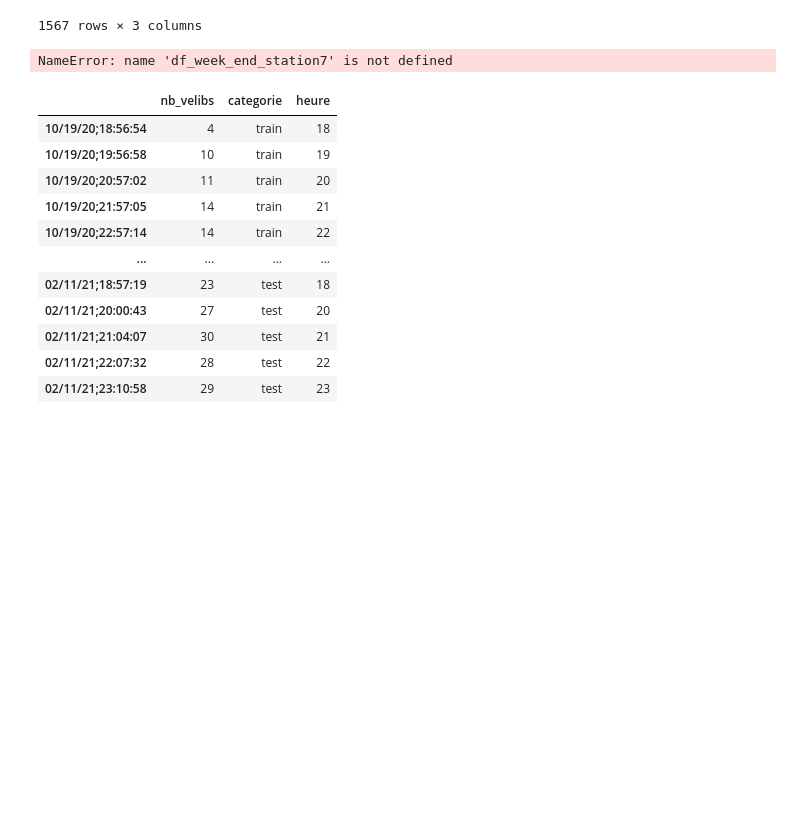
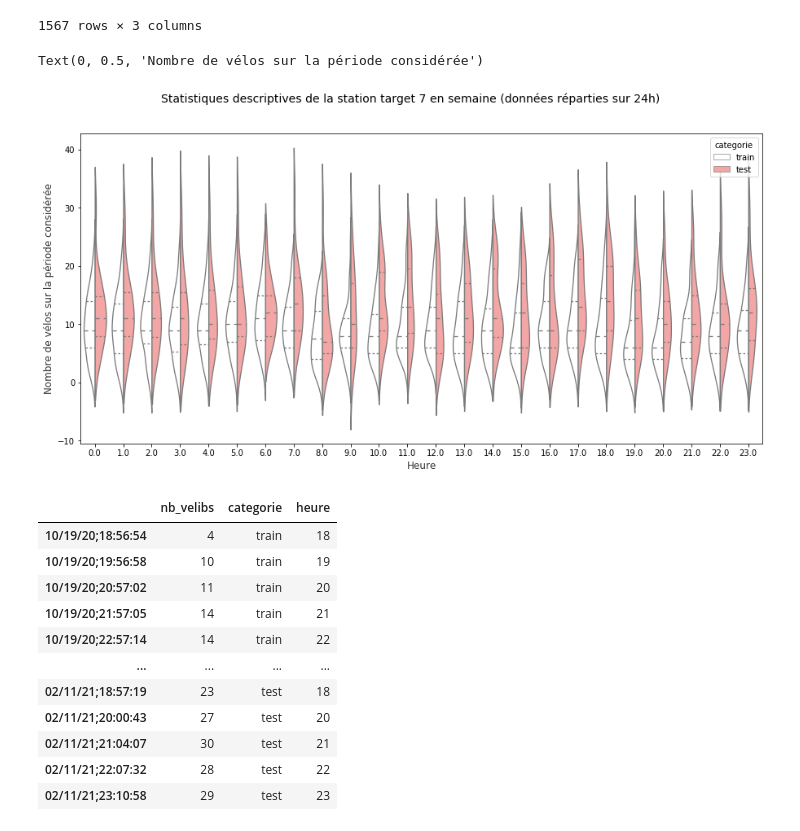
Before and after one commit to mathispuissant/StatApp, a Jupyter notebook: Modélisation spatiale heure par heure semaine.ipynb, the cells around one changed output. Cells and saved outputs as stored; diff of their text form; code cells hidden in the pictures; blank space fills up the shorter version.

```diff
--- a/Modélisation spatiale heure par heure semaine.ipynb
+++ b/Modélisation spatiale heure par heure semaine.ipynb
@@ -3709,12 +3712,13 @@ df_week_station7
 # %%
 f, ax = plt.subplots(1, 1, figsize=(15, 7))
 f.suptitle('Statistiques descriptives de la station target 7 en semaine (données réparties sur 24h)', fontsize=14)
 
-sns.violinplot(x = 'heure', y = 'nb_velibs',data=df_week_end_station7, hue = 'categorie', split=True, inner='quart', linewidth=1.3, ax=ax, palette={'test': '#FF9999', 'train': 'white'})
+sns.violinplot(x = 'heure', y = 'nb_velibs',data=df_week_station7, hue = 'categorie', split=True, inner='quart', linewidth=1.3, ax=ax, palette={'test': '#FF9999', 'train': 'white'})
 ax.set_xlabel("Heure",size = 12,alpha=0.8)
 ax.set_ylabel("Nombre de vélos sur la période considérée",size = 12,alpha=0.8)
 # %% [output]
-NameError: name 'df_week_end_station7' is not defined
+Text(0, 0.5, 'Nombre de vélos sur la période considérée')
+[figure, added]
 # %%
 fig=go.Figure()
 
```
Also changed, not shown: parts of 1 cell of this notebook, 2 other files.
